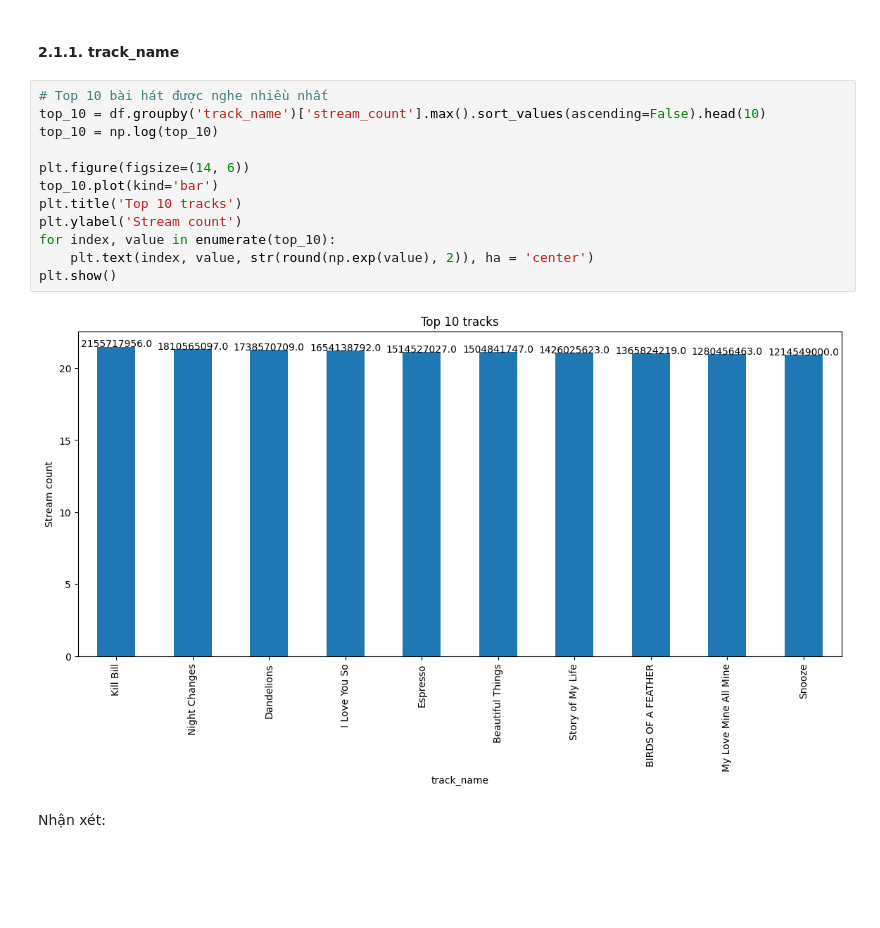
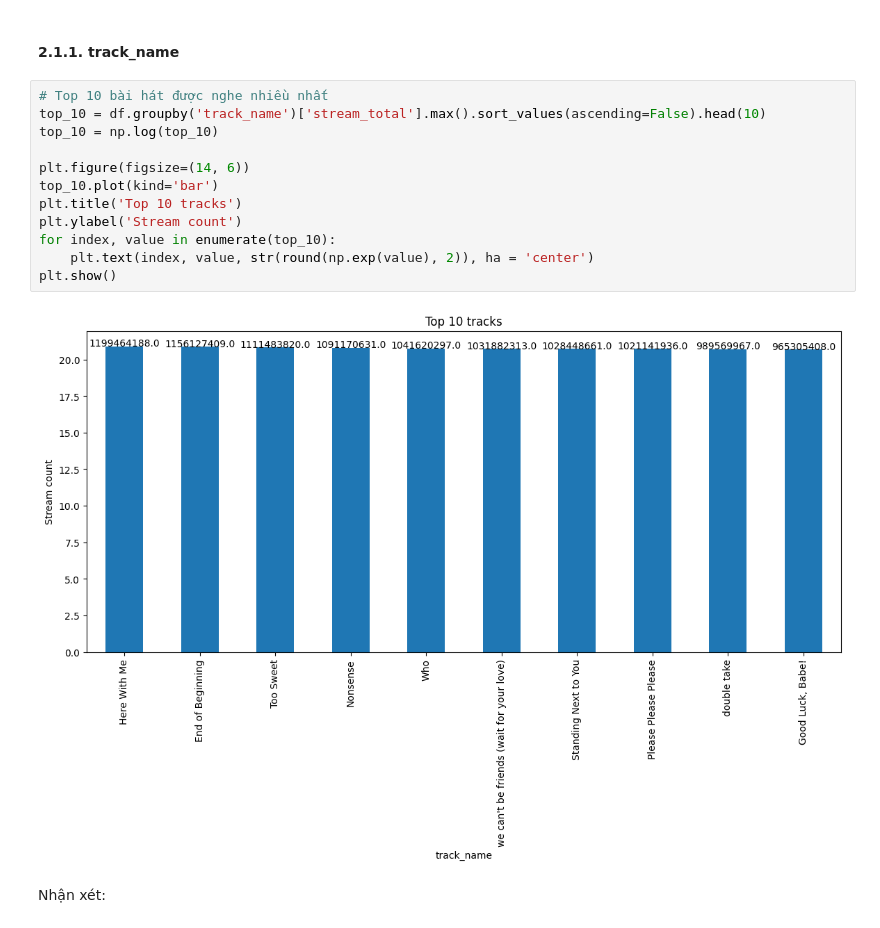
Before and after one commit to IntingRecently/UDPTDLTM, a Jupyter notebook: Data_Analysis.ipynb, the cells around one changed output. Saved outputs shown, nothing was run; the diff lists cells and outputs as text; blank space fills up the shorter version.

```diff
--- a/Data_Analysis.ipynb
+++ b/Data_Analysis.ipynb
@@ -273,18 +257,18 @@ df['day'] = df['track_release_date'].dt.day
 #### 2.1.1. track_name
 # %%
 # Top 10 bài hát được nghe nhiều nhất
-top_10 = df.groupby('track_name')['stream_count'].max().sort_values(ascending=False).head(10)
+top_10 = df.groupby('track_name')['stream_total'].max().sort_values(ascending=False).head(10)
 top_10 = np.log(top_10)
 
 plt.figure(figsize=(14, 6))
 top_10.plot(kind='bar')
 plt.title('Top 10 tracks')
 plt.ylabel('Stream count')
 for index, value in enumerate(top_10):
     plt.text(index, value, str(round(np.exp(value), 2)), ha = 'center')
 plt.show()
 # %% [output]
-[figure, old version]
+[figure, new version]
 # %% [markdown]
 Nhận xét:
 # %%
```
Also changed, not shown: parts of 56 cells of this notebook, 17 other files.
